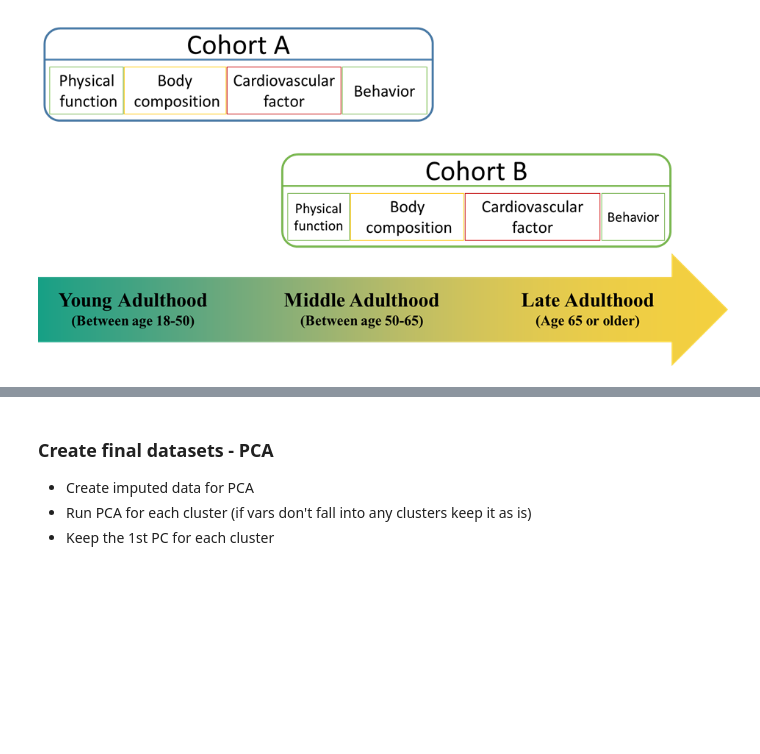
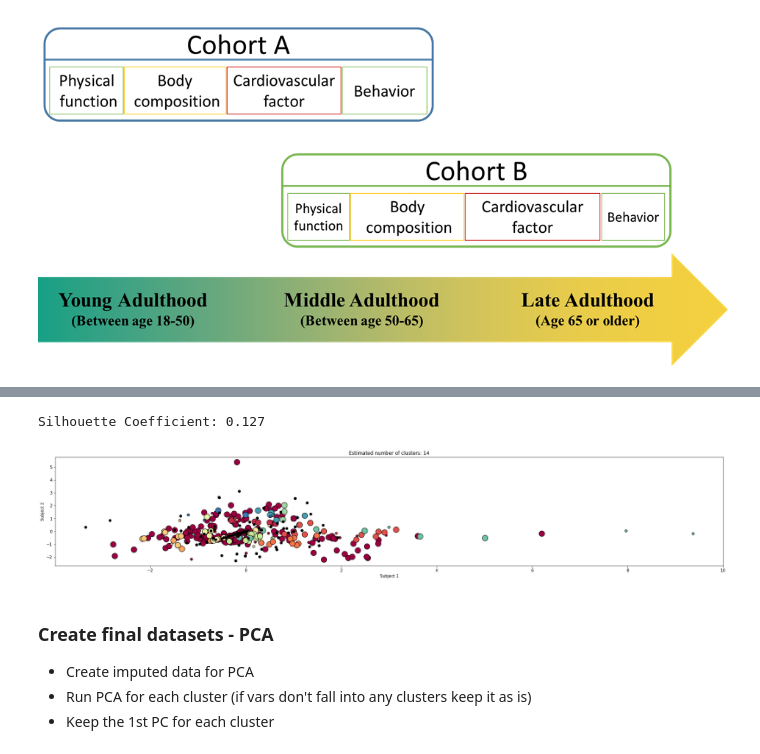
Before and after one commit to wolfhank/final-project, a Jupyter notebook: final_project.ipynb, the cells around one changed output, grey strips where cells are left out. Drawn from its saved outputs; the diff is of its cells as text; code cells hidden in the pictures; blank space fills up the shorter version.

```diff
--- a/final_project.ipynb
+++ b/final_project.ipynb
@@ -528,0 +50,4 @@ plt.show()
+# %%
+Fake_data_tr = Fake_data.drop(["Y"], axis=1).transpose()
+print(Fake_data_tr.shape)
+Fake_data_tr.head()
@@ -528,0 +139,6 @@ plt.show()
+# %%
+# Compute DBSCAN
+db = DBSCAN(eps= 36, min_samples = 5).fit(Fake_data_tr)
+core_samples_mask = np.zeros_like(db.labels_, dtype=bool)
+core_samples_mask[db.core_sample_indices_] = True
+labels = db.labels_
@@ -528,0 +176,33 @@ plt.show()
+# %%
+# Plot result
+fig=plt.figure(figsize=(30, 5))
+
+# Black removed and is used for noise instead.
+unique_labels = set(labels)
+colors = [plt.cm.Spectral(each)
+          for each in np.linspace(0, 1, len(unique_labels))]
+for k, col in zip(unique_labels, colors):
+    if k == -1:
+        # Black used for noise.
+        col = [0, 0, 0, 1]
+
+    class_member_mask = (labels == k)
+
+    xy = Fake_data_tr[class_member_mask & core_samples_mask]
+    plt.plot(xy.iloc[:, 0], xy.iloc[:, 1], 'o', markerfacecolor=tuple(col),
+             markeredgecolor='k', markersize=14)
+
+    xy = Fake_data_tr[class_member_mask & ~core_samples_mask]
+    plt.plot(xy.iloc[:, 0], xy.iloc[:, 1], 'o', markerfacecolor=tuple(col),
+             markeredgecolor='k', markersize=6)
+
+plt.title('Estimated number of clusters: %d' % n_clusters_)
+plt.xlabel("Subject 1")
+plt.ylabel("Subject 2")
+
+print("Silhouette Coefficient: %0.3f"
+      % metrics.silhouette_score(Fake_data_tr, labels))
+plt.show()
+# %% [output]
+Silhouette Coefficient: 0.127
+[figure, added]
```
Also changed, not shown: parts of 83 cells of this notebook, 1 other file.
